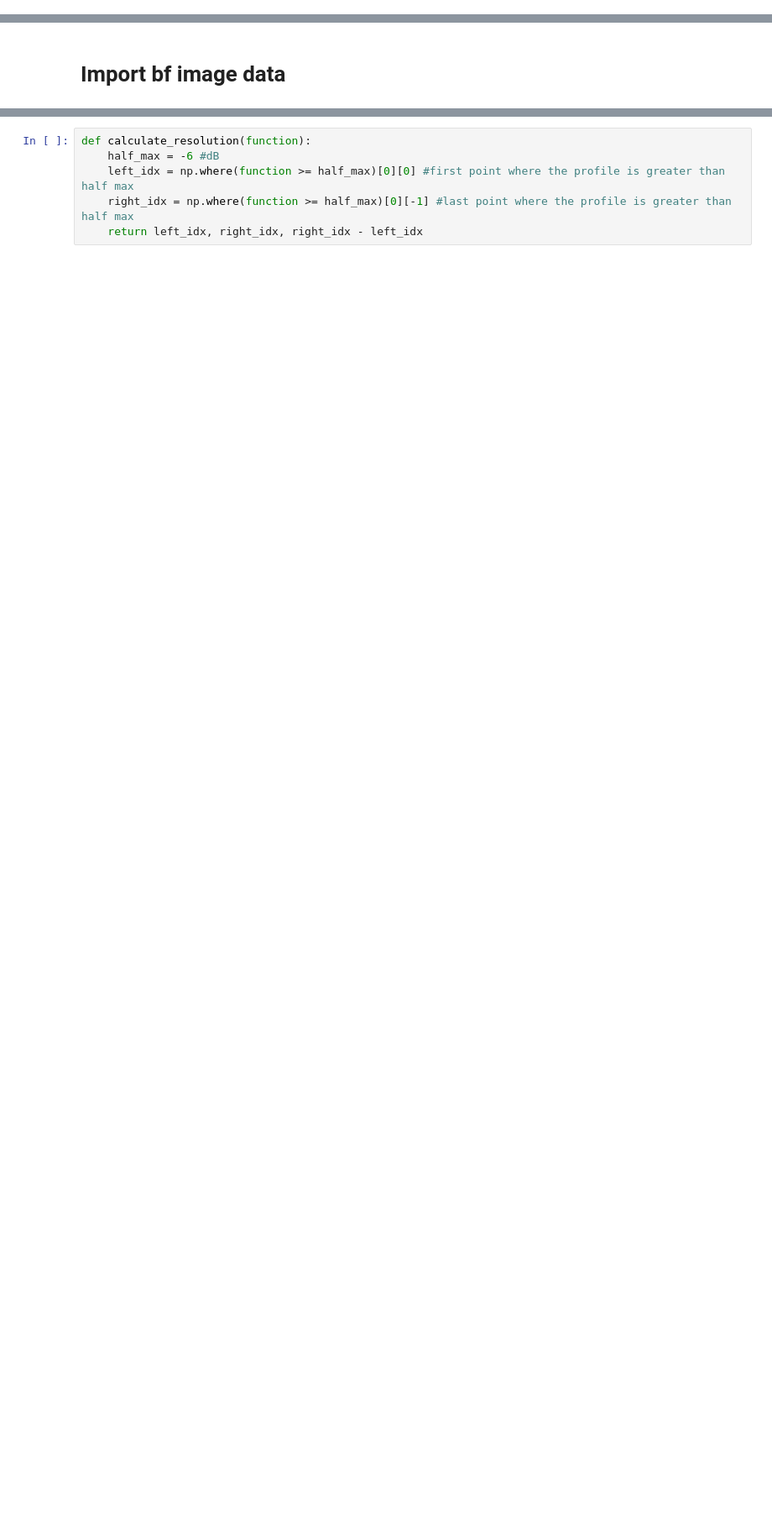
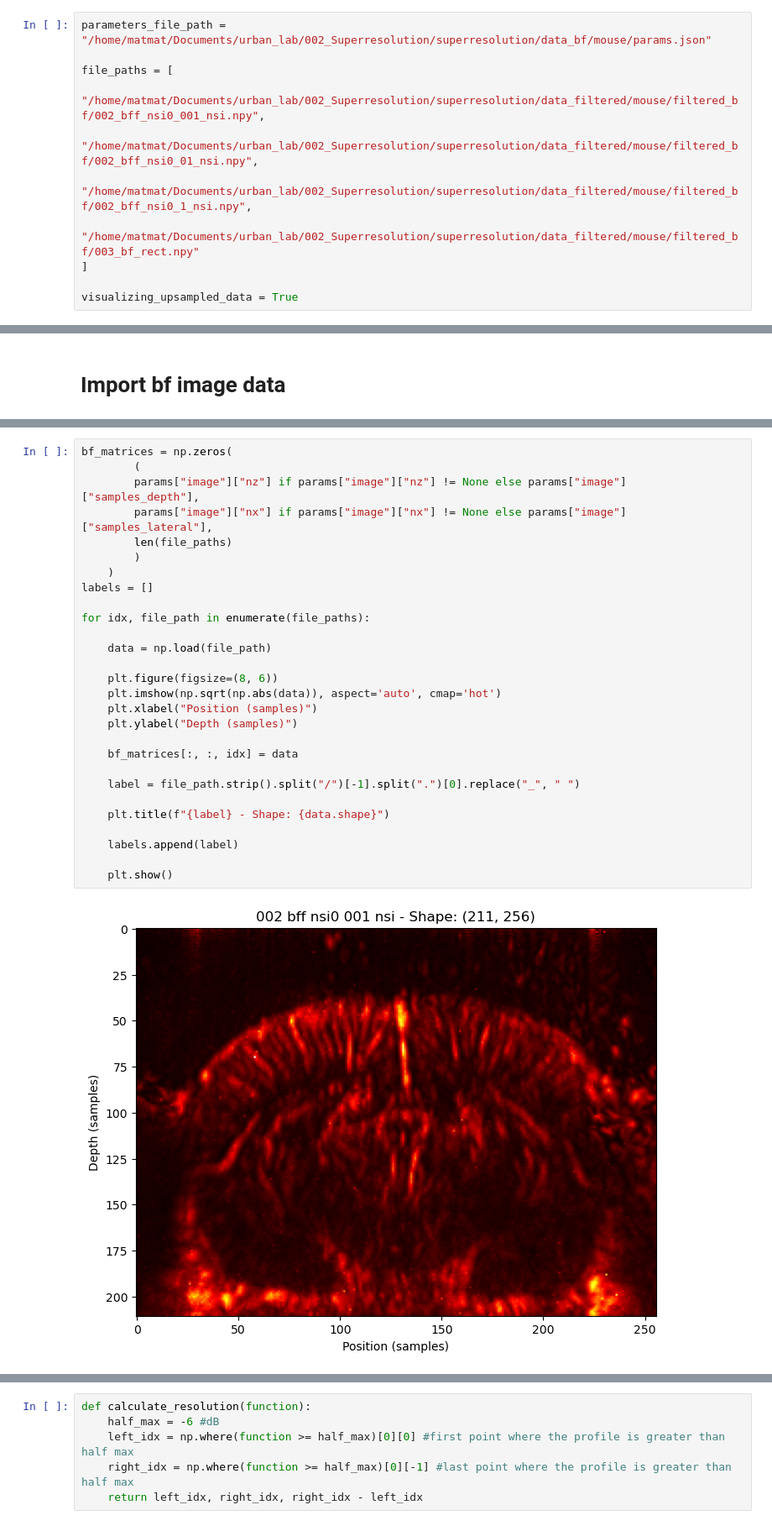
Before and after one commit to MatthieuVAUTRIN/superresolution, a Jupyter notebook: 004_visualization.ipynb, the cells around one changed output, grey strips where cells are left out. Shown at 84% size. Cells and saved outputs as stored; diff of their text form; blank space fills up the shorter version.

```diff
--- a/004_visualization.ipynb
+++ b/004_visualization.ipynb
@@ -11,3 +3,14 @@ visualizing_upsampled_data = True
+# %%
+parameters_file_path = "/home/matmat/Documents/urban_lab/002_Superresolution/superresolution/data_bf/mouse/params.json"
+
+file_paths = [
+    "/home/matmat/Documents/urban_lab/002_Superresolution/superresolution/data_filtered/mouse/filtered_bf/002_bff_nsi0_001_nsi.npy",
+    "/home/matmat/Documents/urban_lab/002_Superresolution/superresolution/data_filtered/mouse/filtered_bf/002_bff_nsi0_01_nsi.npy",
+    "/home/matmat/Documents/urban_lab/002_Superresolution/superresolution/data_filtered/mouse/filtered_bf/002_bff_nsi0_1_nsi.npy",
+    "/home/matmat/Documents/urban_lab/002_Superresolution/superresolution/data_filtered/mouse/filtered_bf/003_bf_rect.npy"
+]
+
+visualizing_upsampled_data = True
 # %% [markdown]
 # Imports
 # %%
@@ -149,0 +53,30 @@ submatrices_standalone = extract_highest_value_region(bf_matrices, submatrix_siz
+# %%
+bf_matrices = np.zeros(
+        (
+        params["image"]["nz"] if params["image"]["nz"] != None else params["image"]["samples_depth"],
+        params["image"]["nx"] if params["image"]["nx"] != None else params["image"]["samples_lateral"],
+        len(file_paths)
+        )
+    )
+labels = []
+
+for idx, file_path in enumerate(file_paths):
+
+    data = np.load(file_path)
+
+    plt.figure(figsize=(8, 6))
+    plt.imshow(np.sqrt(np.abs(data)), aspect='auto', cmap='hot')
+    plt.xlabel("Position (samples)")
+    plt.ylabel("Depth (samples)")
+
+    bf_matrices[:, :, idx] = data
+
+    label = file_path.strip().split("/")[-1].split(".")[0].replace("_", " ")
+
+    plt.title(f"{label} - Shape: {data.shape}")
+
+    labels.append(label)
+
+    plt.show()
+# %% [output]
+[figure, added]
```
Also changed, not shown: parts of 15 cells of this notebook.
